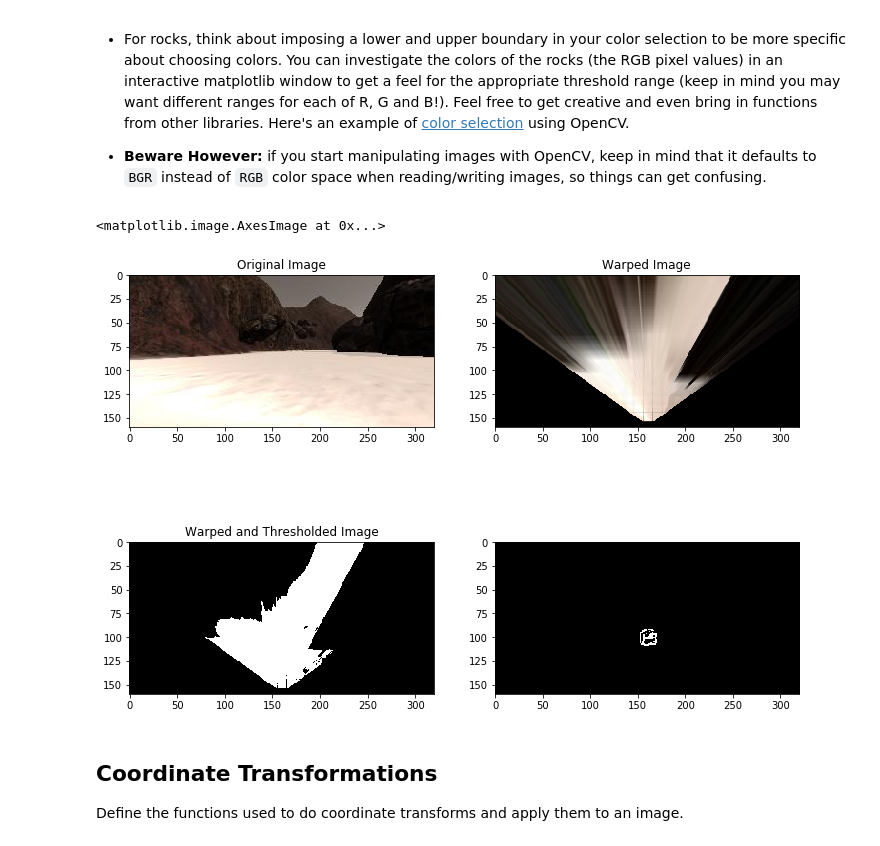
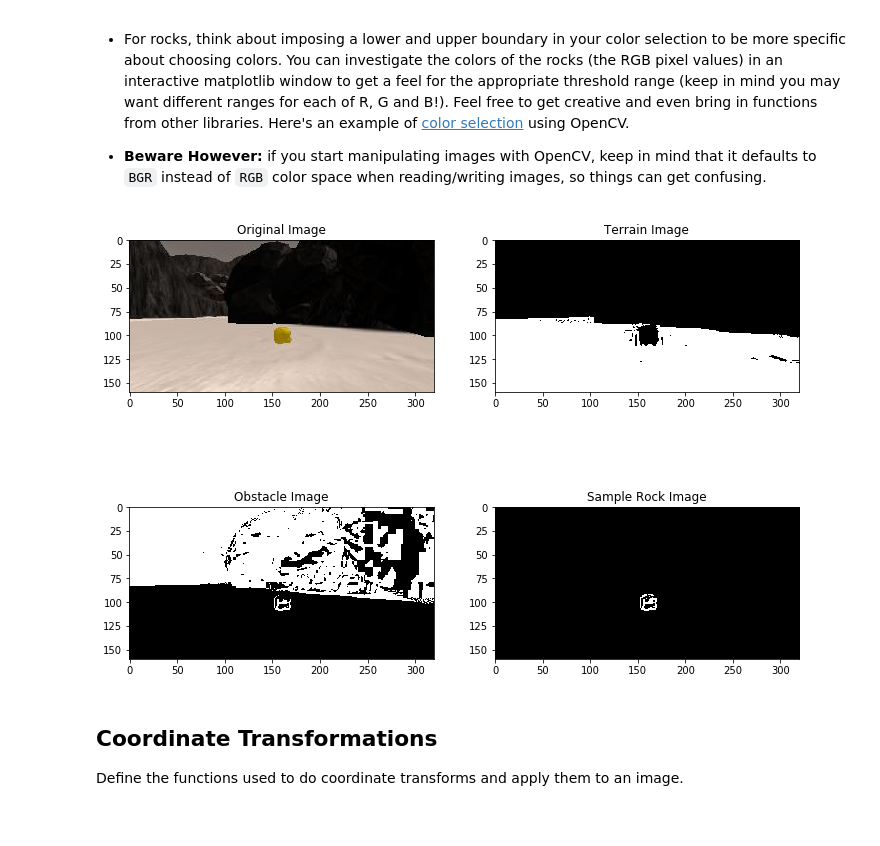
Before and after one commit to leberhard10/RoboND-Rover-Project, a Jupyter notebook: code/Rover_Project_Test_Notebook.ipynb, the cells around one changed output. Cells and saved outputs as stored; diff of their text form; code cells hidden in the pictures.

Commit message:
Update notes and images related to testing the images

```diff
--- a/code/Rover_Project_Test_Notebook.ipynb
+++ b/code/Rover_Project_Test_Notebook.ipynb
@@ -133,42 +133,42 @@ def color_thresh(img, rgb_thresh_lower=(160, 160, 160), rgb_thresh_upper=(255, 2
     below_thresh = (img[:,:,0] <= rgb_thresh_upper[0]) \
                 & (img[:,:,1] <= rgb_thresh_upper[1]) \
                 & (img[:,:,2] <= rgb_thresh_upper[2])
 
     thresh = above_thresh & below_thresh
 
     # Index the array of zeros with the boolean array and set to 1
     color_select[thresh] = 1
     # Return the binary image
     return color_select
 
 threshed = color_thresh(warped)
 
 #Check that the threshold updates work
 example_rock = '../calibration_images/example_rock1.jpg'
 image = mpimg.imread(example_rock)
 terrain_threshed = color_thresh(image)
 obstacle_threshed = color_thresh(image, (0, 0, 0), (160, 160, 160))
 rock_threshed = color_thresh(image, (125, 100, 0), (200, 200, 75))
 
 #plot the test images
 fig = plt.figure(figsize=(12,9))
 plt.subplot(221)
 plt.title("Original Image")
 plt.imshow(image, cmap='gray')
 plt.subplot(222)
-plt.title("Warped Image")
-plt.imshow(warped, cmap='gray')
+plt.title("Terrain Image")
+plt.imshow(terrain_threshed, cmap='gray')
+imageio.imwrite('../output/terrain_threshed.jpg', threshed*255)
 plt.subplot(223)
-plt.title("Thresholded Terrain Image")
-plt.imshow(threshed, cmap='gray')
+plt.title("Obstacle Image")
+plt.imshow(obstacle_threshed, cmap='gray')
+imageio.imwrite('../output/obstacle_threshed.jpg', threshed*255)
 plt.subplot(224)
-plt.imshow(terrain_threshed, cmap='gray')
-plt.imshow(obstacle_threshed, cmap='gray')
-plt.subplot(224)
+plt.title("Sample Rock Image")
 plt.imshow(rock_threshed, cmap='gray')
+imageio.imwrite('../output/rock_sample_threshed.jpg', threshed*255)
 # %% [output]
-<matplotlib.image.AxesImage at 0x...>
-[figure, old version]
+[figure, new version]
 # %% [markdown]
 ## Coordinate Transformations
 Define the functions used to do coordinate transforms and apply them to an image.
```
Also changed, not shown: 4 other files.
